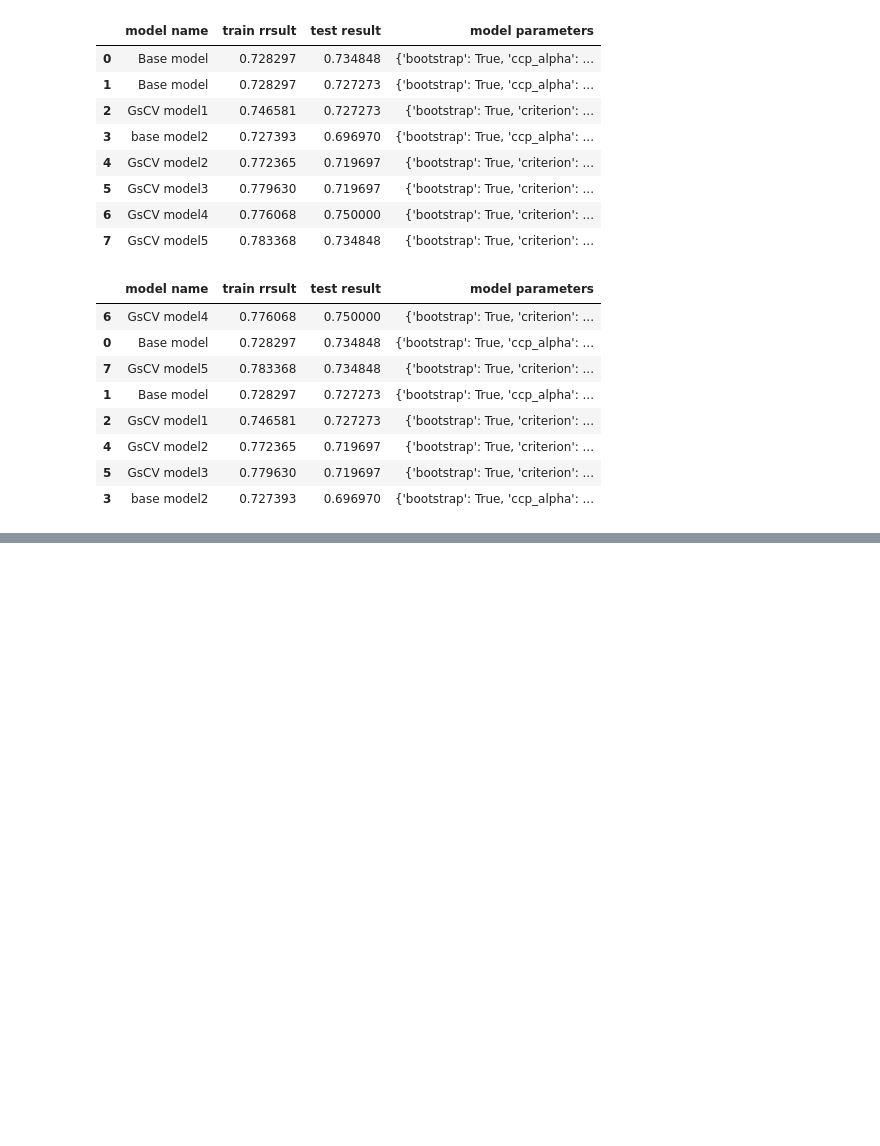
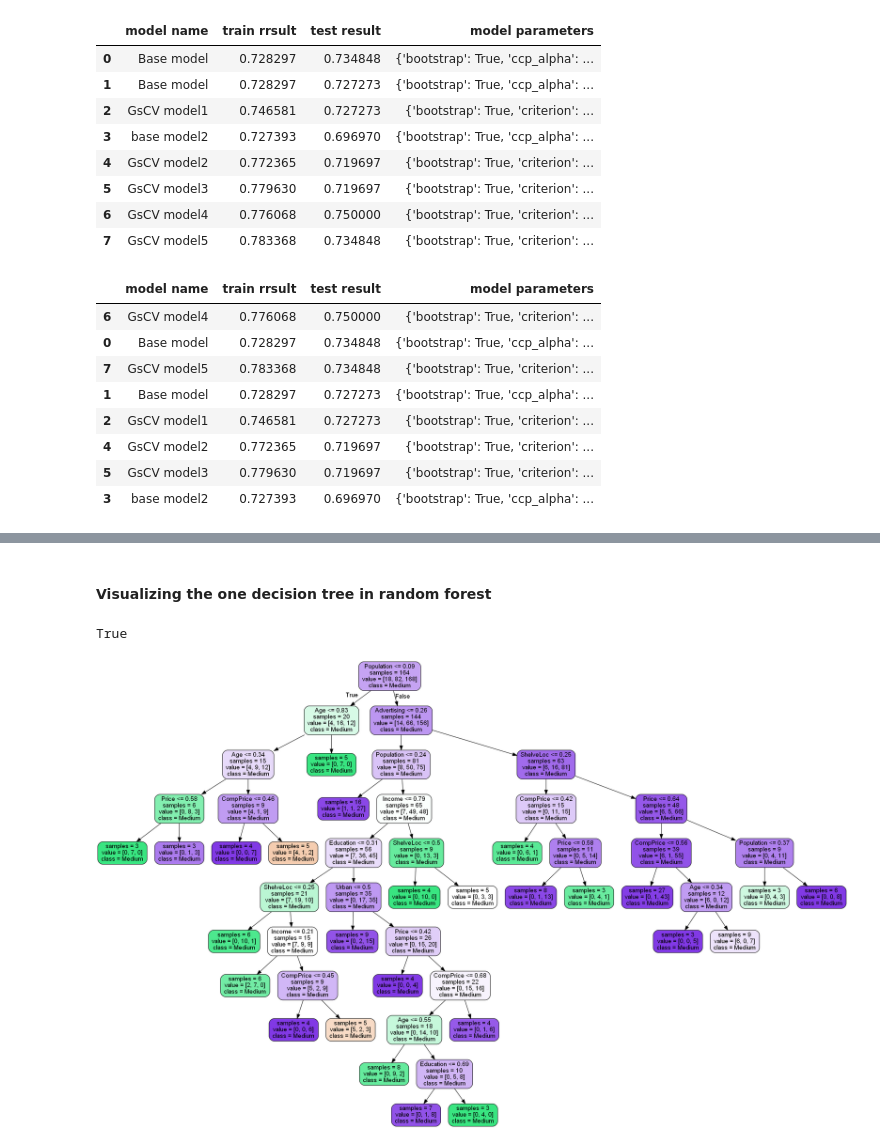
Before and after one commit to Pradnya1208/Sales-classification-for-a-cloth-manufacturing-company-using-Random-Forest, a Jupyter notebook: Company data - random forest.ipynb, the cells around one changed output, grey strips where cells are left out. Saved outputs shown, nothing was run; the diff lists cells and outputs as text; code cells hidden in the pictures; blank space fills up the shorter version.

```diff
--- a/Company data - random forest.ipynb
+++ b/Company data - random forest.ipynb
@@ -832,0 +865,2 @@ df.sort_values(by = "test result",ascending=False)
+# %% [markdown]
+#### Visualizing the one decision tree in random forest
@@ -832,0 +873,6 @@ df.sort_values(by = "test result",ascending=False)
+# %%
+colnames = list(X_.columns)
+predictors = colnames[0:10]
+target = data["Sales"]
+tree1 = rf_best4.estimators_[20]
+dot_data = StringIO()
@@ -832,0 +884,19 @@ df.sort_values(by = "test result",ascending=False)
+# %%
+import os
+os.environ["PATH"] += os.pathsep + 'C:\Program Files\Graphviz/bin/'
+
+graph = pydotplus.graph_from_dot_data(dot_data.getvalue())
+
+
+
+##Creating pdf file
+graph.write_pdf('companyData_RF.pdf')
+
+##Creating png file
+graph.write_png('companyData_RF.png')
+# %% [output]
+True
+# %%
+Image(graph.create_png())
+# %% [output]
+[figure, added]
```
Also changed, not shown: parts of 5 cells of this notebook.
